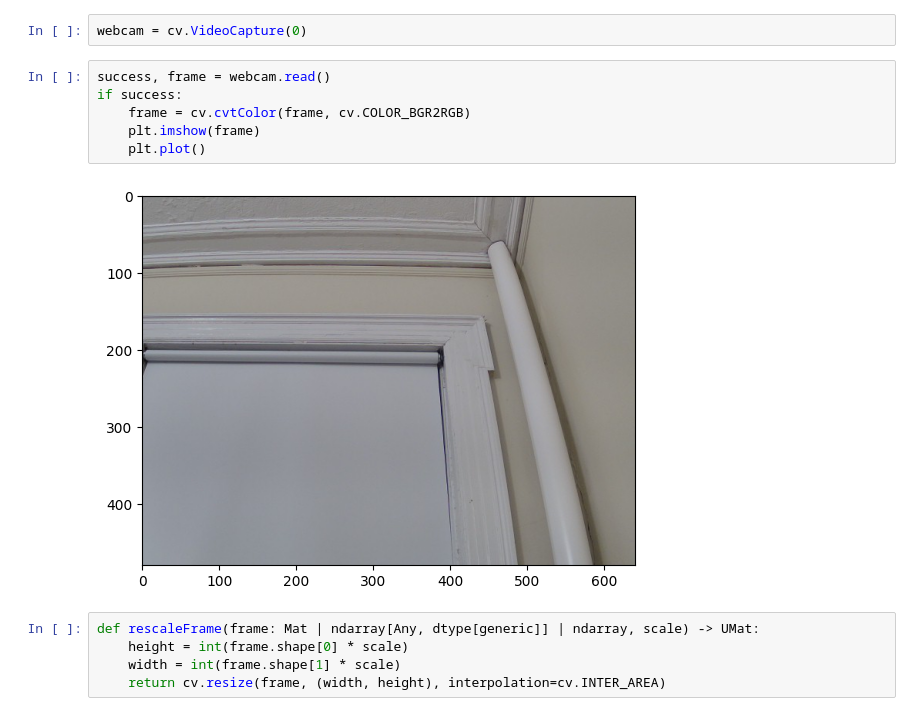
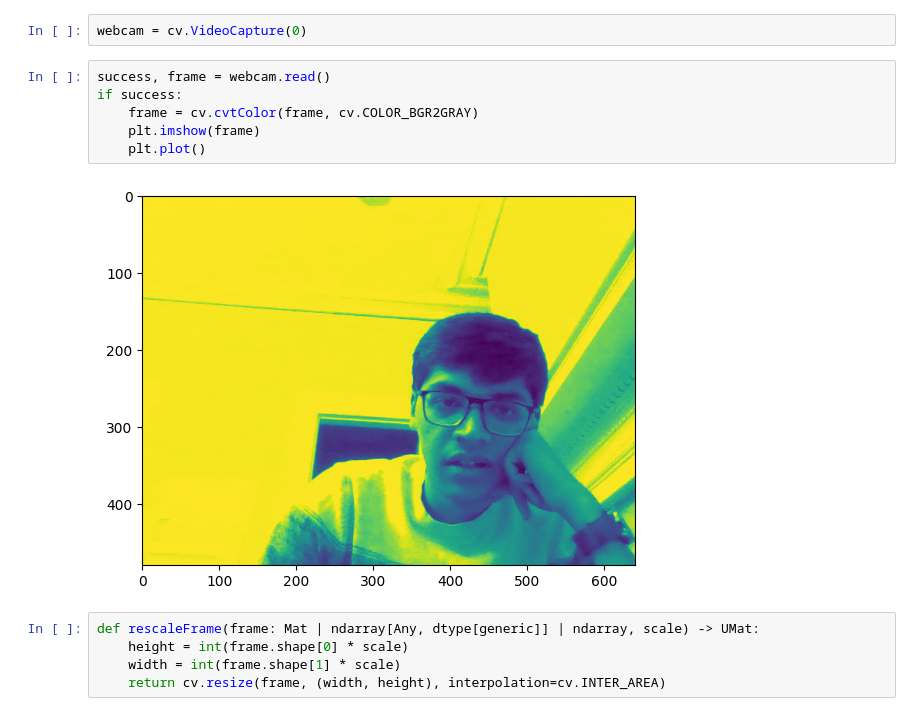
Before and after one commit to Aseeef/CS585-HW2, a Jupyter notebook: hw2.ipynb, the cells around one changed output. Saved outputs shown, nothing was run; the diff lists cells and outputs as text.

```diff
--- a/hw2.ipynb
+++ b/hw2.ipynb
@@ -20,11 +20,11 @@ webcam = cv.VideoCapture(0)
 # %%
 success, frame = webcam.read()
 if success:
-    frame = cv.cvtColor(frame, cv.COLOR_BGR2RGB)
+    frame = cv.cvtColor(frame, cv.COLOR_BGR2GRAY)
     plt.imshow(frame)
     plt.plot()
 # %% [output]
-[figure, old version]
+[figure, new version]
 # %%
 def rescaleFrame(frame: Mat | ndarray[Any, dtype[generic]] | ndarray, scale) -> UMat:
     height = int(frame.shape[0] * scale)
```
Also changed, not shown: parts of 5 cells of this notebook, 1 other file.
